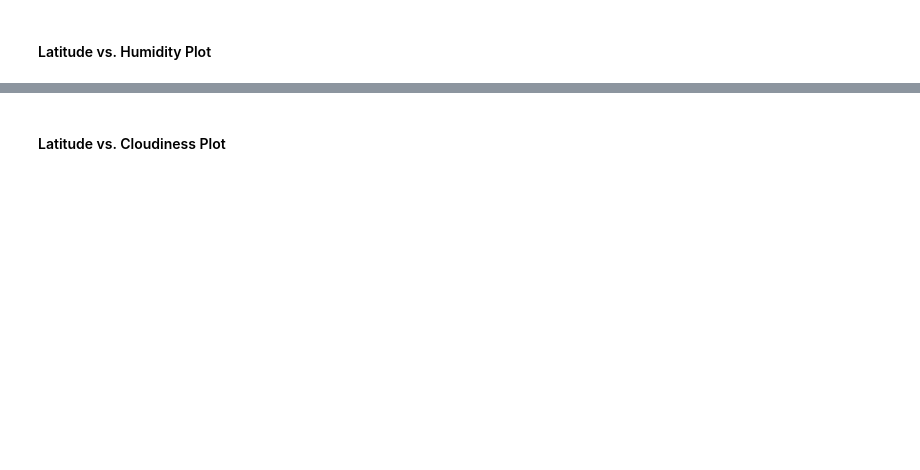
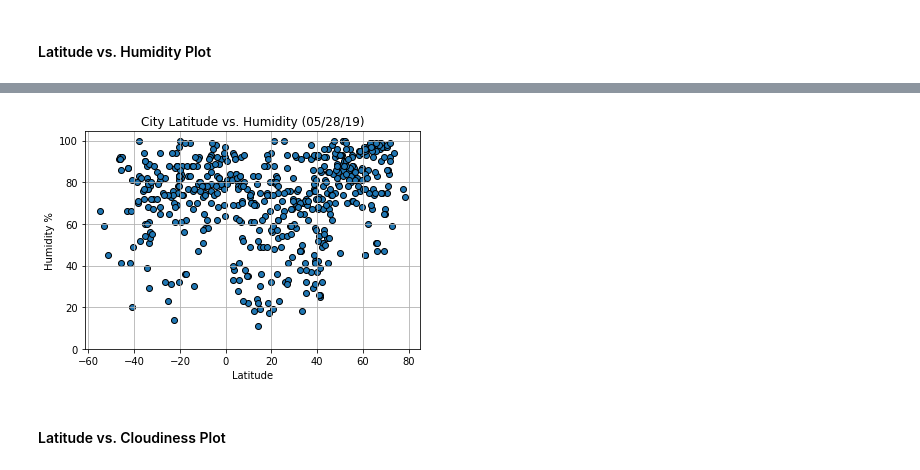
Before and after one commit to shadisalama/python-api-challenge, a Jupyter notebook: WeatherPy/WeatherPy.ipynb, the cells around one changed output, grey strips where cells are left out. Saved outputs shown, nothing was run; the diff lists cells and outputs as text; code cells hidden in the pictures; blank space fills up the shorter version.

```diff
--- a/WeatherPy/WeatherPy.ipynb
+++ b/WeatherPy/WeatherPy.ipynb
@@ -223,2 +198,13 @@ plt.grid()
+# %%
+x_lat = weather_df['Lat']
+y_humidity = weather_df['Humidity']
+plt.scatter(x_lat,y_humidity,marker = 'o',edgecolors = 'black')
+plt.title("City Latitude vs. Humidity (05/28/19)")
+plt.xlabel("Latitude")
+plt.ylabel("Humidity %")
+plt.ylim(0)
+plt.grid()
+# %% [output]
+[figure, added]
 # %% [markdown]
 #### Latitude vs. Cloudiness Plot
```
Also changed, not shown: parts of 23 cells of this notebook.
